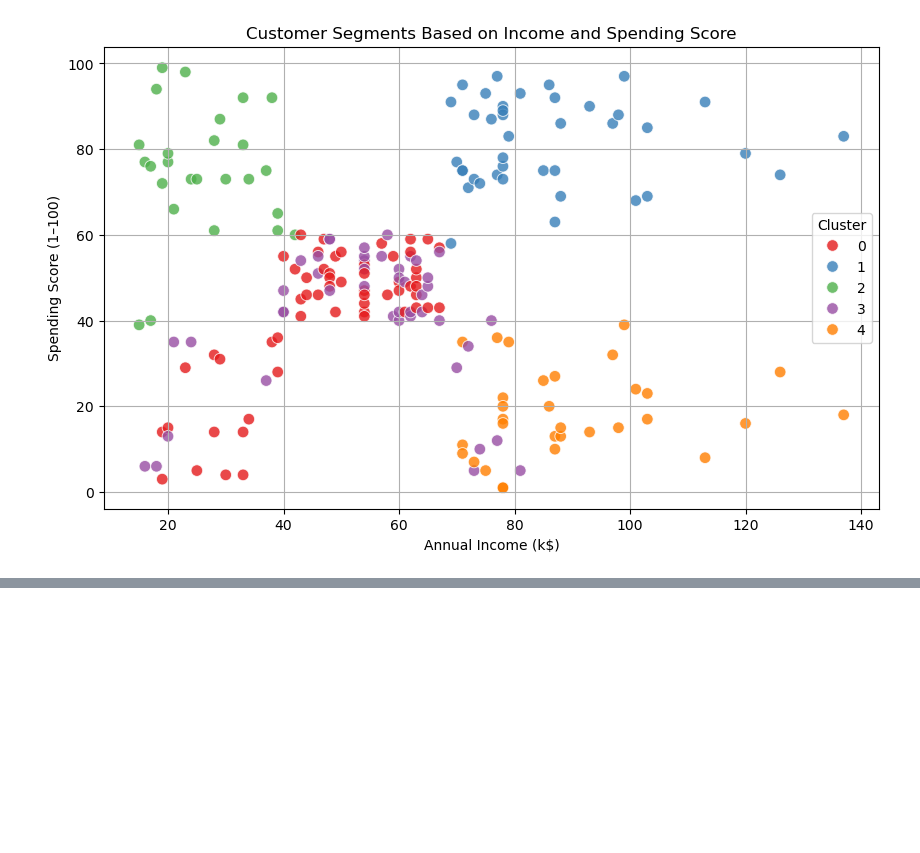
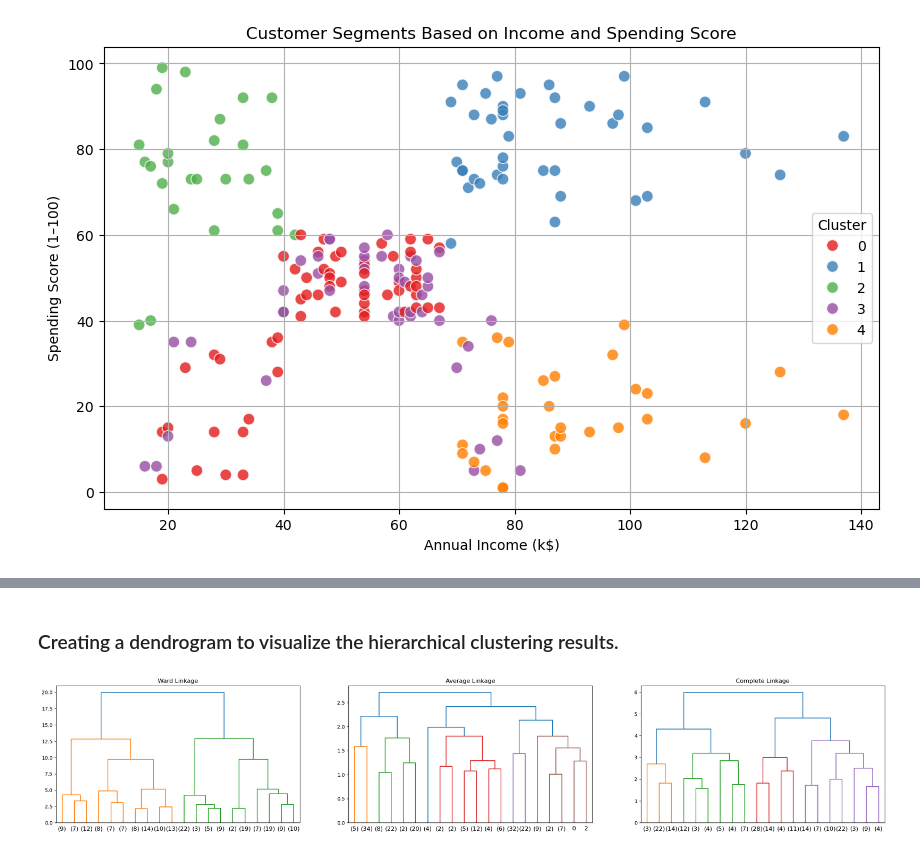
Before and after one commit to HermelaDev/Mall_Customers_Segmentation, a Jupyter notebook: customers.ipynb, the cells around one changed output, grey strips where cells are left out. Cells and saved outputs as stored; diff of their text form; code cells hidden in the pictures; blank space fills up the shorter version.

```diff
--- a/customers.ipynb
+++ b/customers.ipynb
@@ -280,0 +358,26 @@ plt.show()
+# %%
+# Initialize
+linkage_methods = ['ward', 'average', 'complete']
+results = []
+
+# Test each method
+for method in linkage_methods:
+    model = AgglomerativeClustering(n_clusters=5, linkage=method)
+    labels = model.fit_predict(scaled_df)
+
+    # Store results
+    silhouette = silhouette_score(scaled_df, labels)
+    cluster_stats = df.groupby(labels)[['Age', 'Annual Income (k$)', 'Spending Score (1-100)']].mean()
+
+    results.append({
+        'Method': method,
+        'Silhouette': silhouette,
+        'Clusters': cluster_stats
+    })
+
+# Print summary
+for result in results:
+    print(f"\nMethod: {result['Method'].upper()}")
+    print(f"Silhouette Score: {result['Silhouette']:.2f}")
+    print("Cluster Means:")
+    display(result['Clusters'].round(2))
@@ -280,0 +416,12 @@ plt.show()
+# %% [markdown]
+###  Creating a dendrogram to visualize the hierarchical clustering results.
+# %%
+plt.figure(figsize=(30, 5))
+for i, method in enumerate(linkage_methods):
+    Z = linkage(X_scaled, method=method)
+    plt.subplot(1, 3, i+1)
+    dendrogram(Z, truncate_mode='lastp', p=20)
+    plt.title(f"{method.capitalize()} Linkage")
+plt.show()
+# %% [output]
+[figure, added]
```
Also changed, not shown: parts of 26 cells of this notebook.
